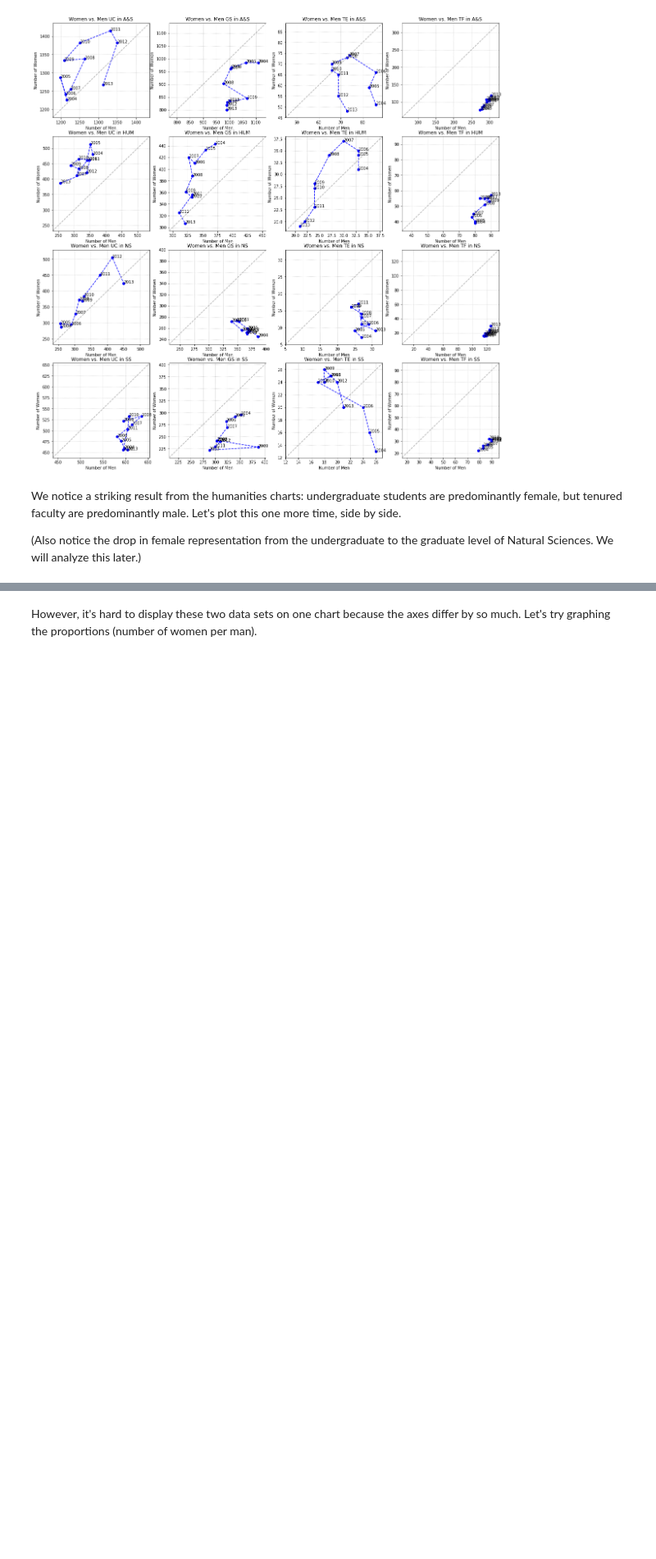
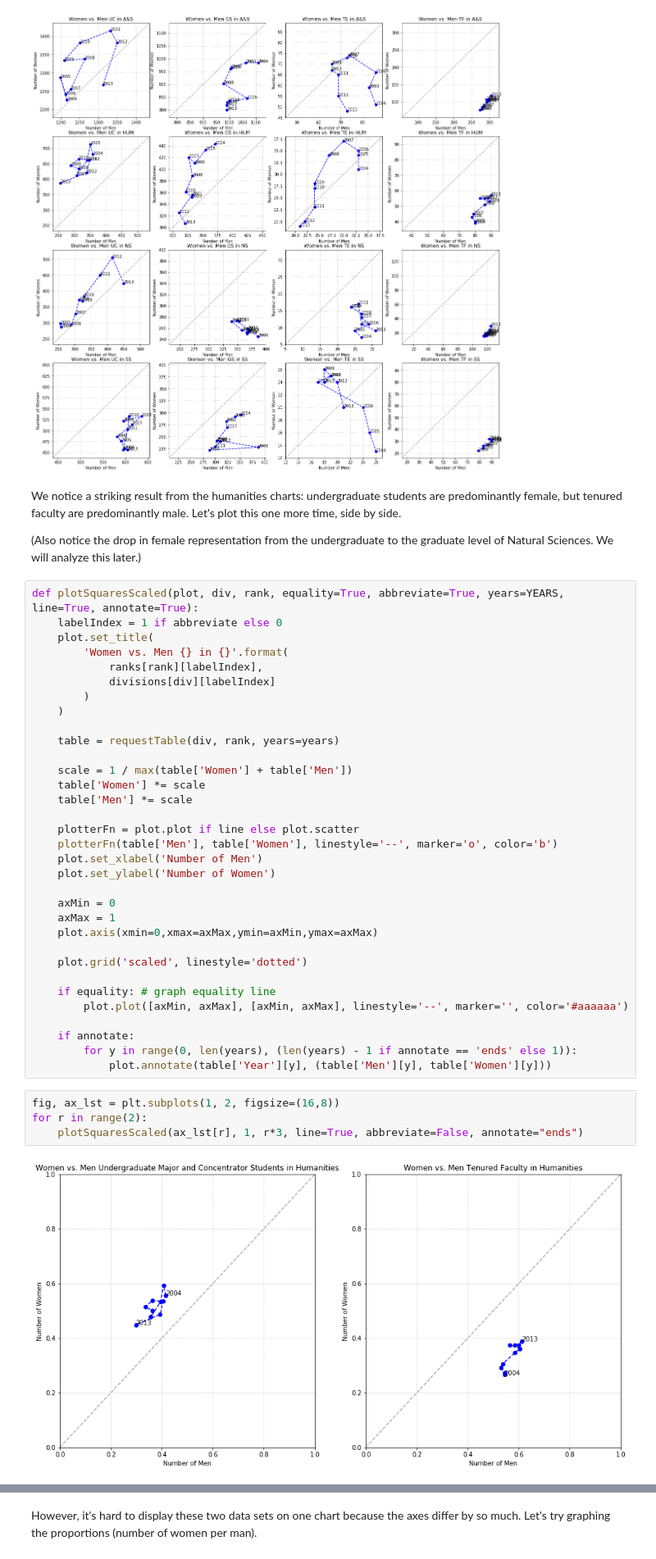
Before and after one commit to jsonkao/CU-female-representation, a Jupyter notebook: notebooks/female-representation.ipynb, the cells around one changed output, grey strips where cells are left out. Shown at 82% size. Drawn from its saved outputs; the diff is of its cells as text; blank space fills up the shorter version.

Commit message:
plot squares scaled

```diff
--- a/notebooks/female-representation.ipynb
+++ b/notebooks/female-representation.ipynb
@@ -89,3 +89,42 @@ for d in range(len(divisions)):
 We notice a striking result from the humanities charts: undergraduate students are predominantly female, but tenured faculty are predominantly male. Let's plot this one more time, side by side.
 
 (Also notice the drop in female representation from the undergraduate to the graduate level of Natural Sciences. We will analyze this later.)
+# %%
+def plotSquaresScaled(plot, div, rank, equality=True, abbreviate=True, years=YEARS, line=True, annotate=True):
+    labelIndex = 1 if abbreviate else 0
+    plot.set_title(
+        'Women vs. Men {} in {}'.format(
+            ranks[rank][labelIndex],
+            divisions[div][labelIndex]
+        )
+    )
+
+    table = requestTable(div, rank, years=years)
+
+    scale = 1 / max(table['Women'] + table['Men'])
+    table['Women'] *= scale
+    table['Men'] *= scale
+
+    plotterFn = plot.plot if line else plot.scatter
+    plotterFn(table['Men'], table['Women'], linestyle='--', marker='o', color='b')
+    plot.set_xlabel('Number of Men')
+    plot.set_ylabel('Number of Women')
+
+    axMin = 0
+    axMax = 1
+    plot.axis(xmin=0,xmax=axMax,ymin=axMin,ymax=axMax)
+
+    plot.grid('scaled', linestyle='dotted')
+
+    if equality: # graph equality line
+        plot.plot([axMin, axMax], [axMin, axMax], linestyle='--', marker='', color='#aaaaaa')
+
+    if annotate:
+        for y in range(0, len(years), (len(years) - 1 if annotate == 'ends' else 1)):
+            plot.annotate(table['Year'][y], (table['Men'][y], table['Women'][y]))
+# %%
+fig, ax_lst = plt.subplots(1, 2, figsize=(16,8))
+for r in range(2):
+    plotSquaresScaled(ax_lst[r], 1, r*3, line=True, abbreviate=False, annotate="ends")
+# %% [output]
+[figure, added]
```
Also changed, not shown: parts of 2 cells of this notebook.
